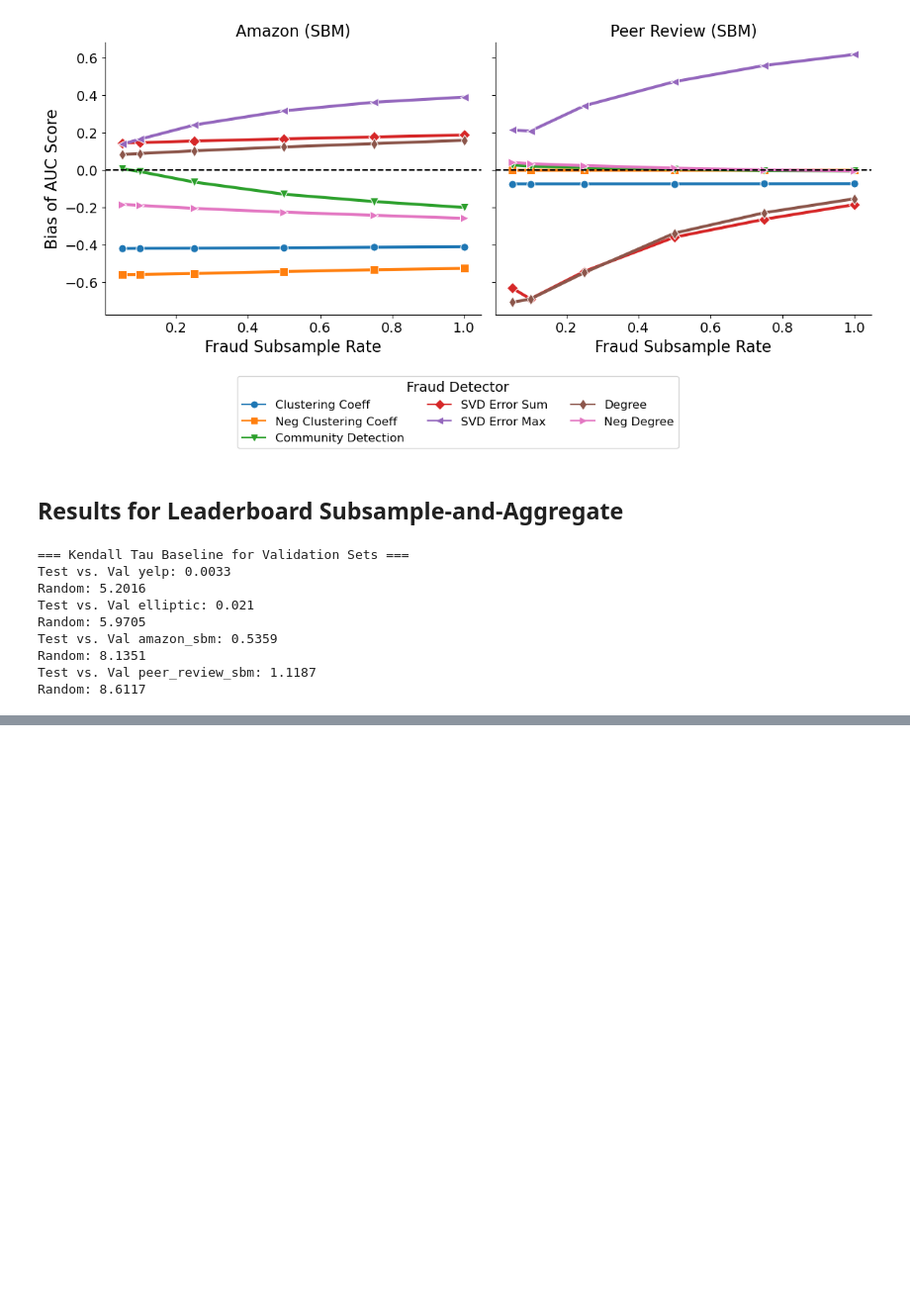
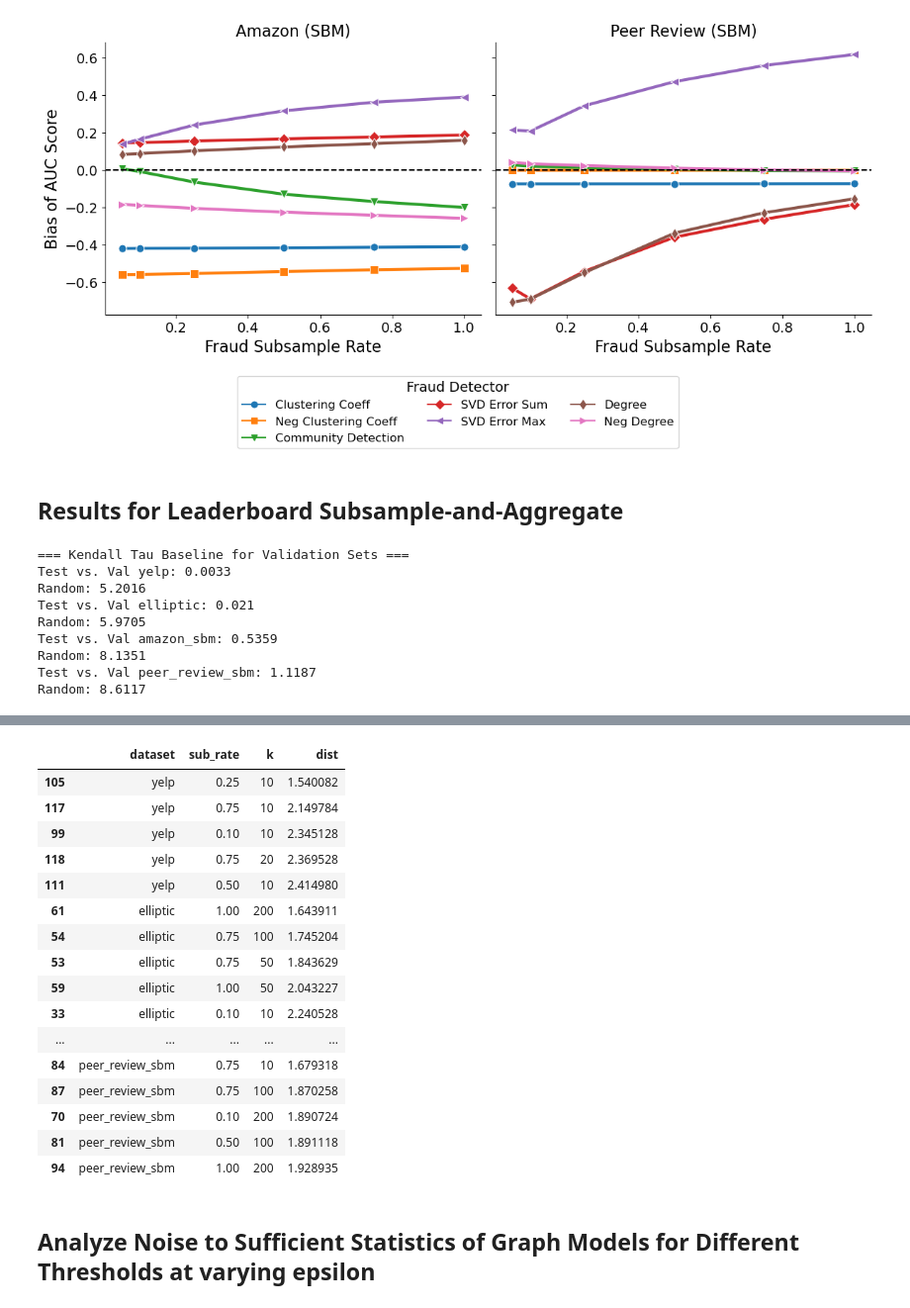
Before and after one commit to akgoldberg/private_fraud_benchmarking, a Jupyter notebook: visualizations.ipynb, the cells around one changed output, grey strips where cells are left out. Shown at 99% size. Drawn from its saved outputs; the diff is of its cells as text; code cells hidden in the pictures; blank space fills up the shorter version.

```diff
--- a/visualizations.ipynb
+++ b/visualizations.ipynb
@@ -180,0 +208,22 @@ plot_k_vs_kendalltau(df, SUB_RATE, DATASETS, 1., random_baselines)
+# %%
+get_best_params(df, ['yelp', 'elliptic', 'amazon_sbm', 'peer_review_sbm'], 10.)
+# %% [output]
+|  | dataset | sub_rate | k | dist |
+| 105 | yelp | 0.25 | 10 | 1.540082 |
+| 117 | yelp | 0.75 | 10 | 2.149784 |
+| 99 | yelp | 0.10 | 10 | 2.345128 |
+| 118 | yelp | 0.75 | 20 | 2.369528 |
+| 111 | yelp | 0.50 | 10 | 2.414980 |
+| 61 | elliptic | 1.00 | 200 | 1.643911 |
+| 54 | elliptic | 0.75 | 100 | 1.745204 |
+| 53 | elliptic | 0.75 | 50 | 1.843629 |
+| 59 | elliptic | 1.00 | 50 | 2.043227 |
+| 33 | elliptic | 0.10 | 10 | 2.240528 |
+| ... | ... | ... | ... | ... |
+| 84 | peer_review_sbm | 0.75 | 10 | 1.679318 |
+| 87 | peer_review_sbm | 0.75 | 100 | 1.870258 |
+| 70 | peer_review_sbm | 0.10 | 200 | 1.890724 |
+| 81 | peer_review_sbm | 0.50 | 100 | 1.891118 |
+| 94 | peer_review_sbm | 1.00 | 200 | 1.928935 |
+# %% [markdown]
+## Analyze Noise to Sufficient Statistics of Graph Models for Different Thresholds at varying epsilon
```
Also changed, not shown: parts of 14 cells of this notebook, 10 other files.
